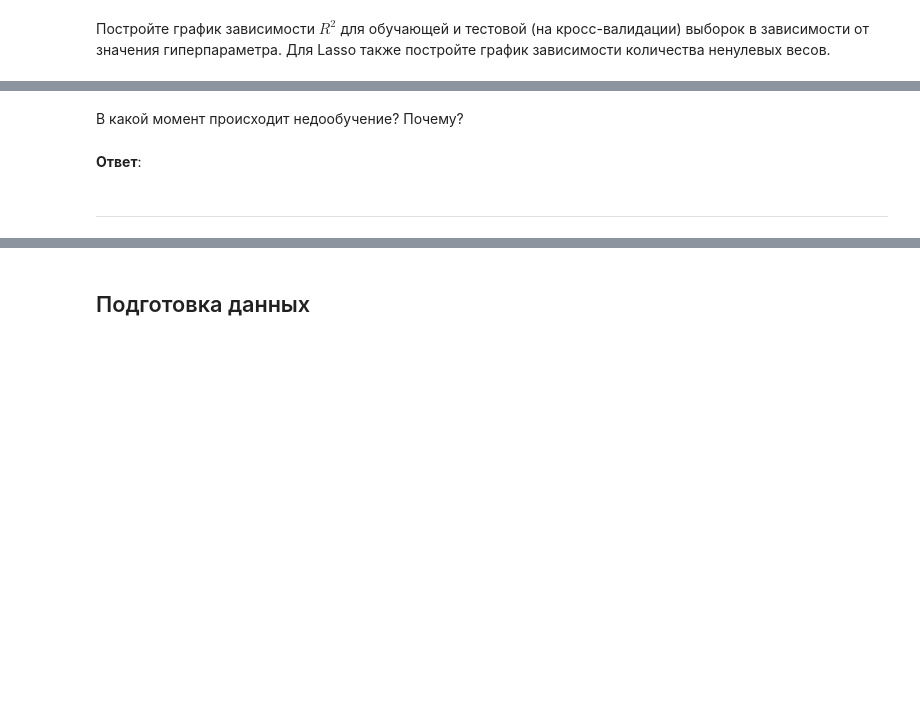
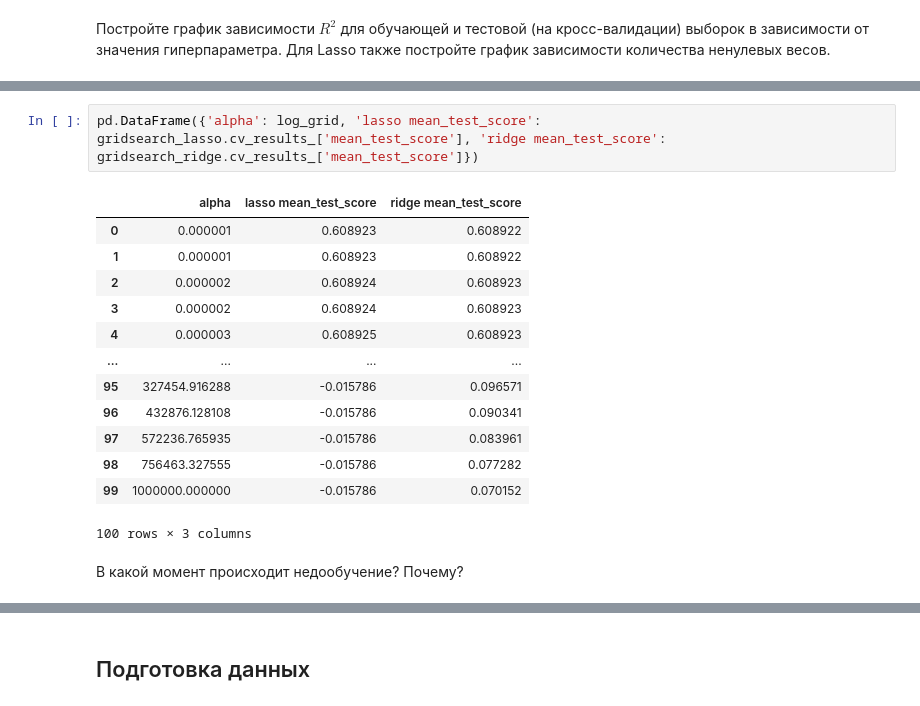
Before and after one commit to Strafred/Parameters_Approximation_and_Data_Processing, a Jupyter notebook: ml_lab4.ipynb, the cells around one changed output, grey strips where cells are left out. Drawn from its saved outputs; the diff is of its cells as text; blank space fills up the shorter version.

```diff
--- a/ml_lab4.ipynb
+++ b/ml_lab4.ipynb
@@ -70,6 +185,18 @@ Useful: GridSearchCV, RidgeCV, LassoCV
+# %%
+pd.DataFrame({'alpha': log_grid, 'lasso mean_test_score': gridsearch_lasso.cv_results_['mean_test_score'], 'ridge mean_test_score': gridsearch_ridge.cv_results_['mean_test_score']})
+# %% [output]
+|  | alpha | lasso mean_test_score | ridge mean_test_score |
+| 0 | 0.000001 | 0.608923 | 0.608922 |
+| 1 | 0.000001 | 0.608923 | 0.608922 |
+| 2 | 0.000002 | 0.608924 | 0.608923 |
+| 3 | 0.000002 | 0.608924 | 0.608923 |
+| 4 | 0.000003 | 0.608925 | 0.608923 |
+| ... | ... | ... | ... |
+| 95 | 327454.916288 | -0.015786 | 0.096571 |
+| 96 | 432876.128108 | -0.015786 | 0.090341 |
+| 97 | 572236.765935 | -0.015786 | 0.083961 |
+| 98 | 756463.327555 | -0.015786 | 0.077282 |
+| 99 | 1000000.000000 | -0.015786 | 0.070152 |
+100 rows × 3 columns
 # %% [markdown]
 В какой момент происходит недообучение? Почему?
-# %% [markdown]
-__Ответ__:
-# %% [markdown]
----
```
Also changed, not shown: parts of 26 cells of this notebook, 3 other files.
